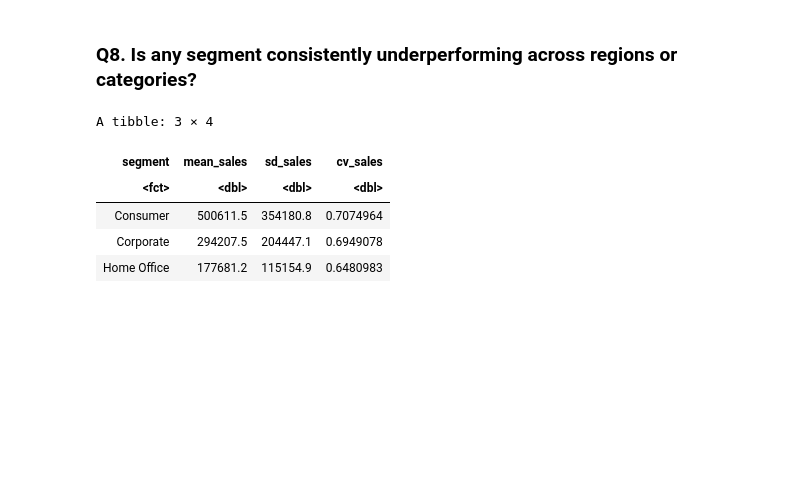
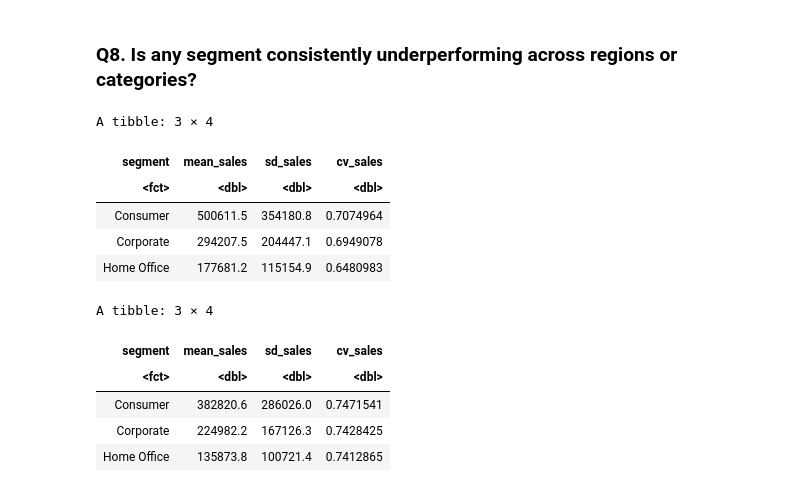
Before and after one commit to aleksiakolo/product-sales-analysis, a Jupyter notebook: notebooks/analysis/06_segment_performance.ipynb, the cells around one changed output. Drawn from its saved outputs; the diff is of its cells as text; code cells hidden in the pictures; blank space fills up the shorter version.

```diff
--- a/notebooks/analysis/segment_performance.ipynb
+++ b/notebooks/analysis/06_segment_performance.ipynb
@@ -260,18 +260,25 @@ A tibble: 3 × 4
 | Corporate | 294207.5 | 204447.1 | 0.6949078 |
 | Home Office | 177681.2 | 115154.9 | 0.6480983 |
 # %%
-segment_category_performance <- orders %>%
-  group_by(segment, category) %>%
+segment_subcategory_performance <- orders %>%
+  group_by(segment, sub_category) %>%
   summarise(
-    total_sales = sum(sales, na.rm = TRUE),
+    total_sales = sum(sales),
     .groups = "drop"
   ) %>%
   group_by(segment) %>%
   summarise(
     mean_sales = mean(total_sales),
     sd_sales = sd(total_sales),
     cv_sales = sd_sales / mean_sales,
     .groups = "drop"
   )
 
-segment_category_performance
+segment_subcategory_performance
+# %% [output]
+A tibble: 3 × 4
+| segment | mean_sales | sd_sales | cv_sales |
+| <fct> | <dbl> | <dbl> | <dbl> |
+| Consumer | 382820.6 | 286026.0 | 0.7471541 |
+| Corporate | 224982.2 | 167126.3 | 0.7428425 |
+| Home Office | 135873.8 | 100721.4 | 0.7412865 |
```
Also changed, not shown: 5 other files.
